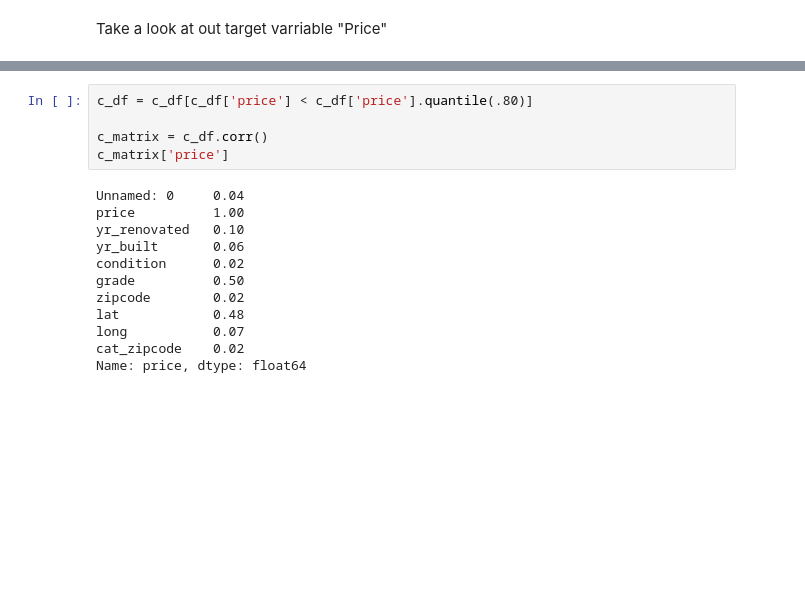
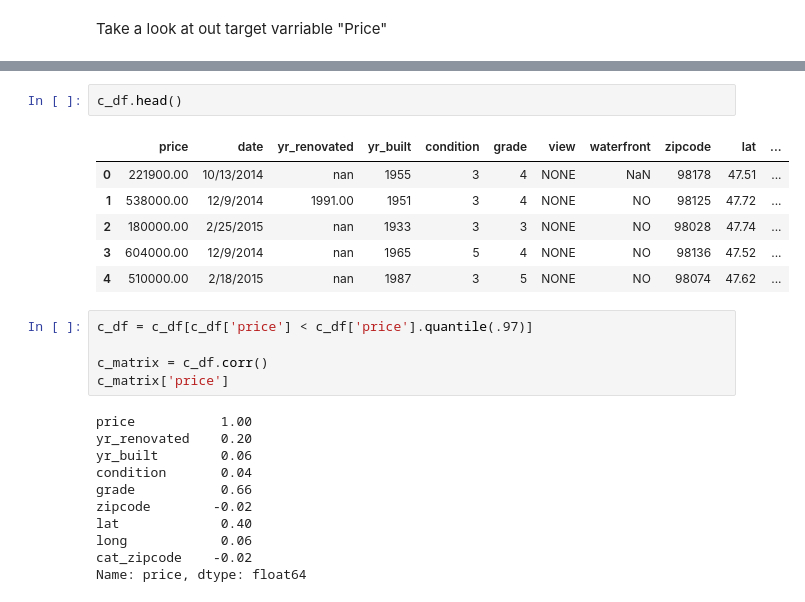
Before and after one commit to Jyve00/King-County-Housing-, a Jupyter notebook: notebooks/Stephen/modeling.ipynb, the cells around one changed output, grey strips where cells are left out. Saved outputs shown, nothing was run; the diff lists cells and outputs as text; blank space fills up the shorter version.

```diff
--- a/notebooks/Stephen/modeling.ipynb
+++ b/notebooks/Stephen/modeling.ipynb
@@ -65,17 +46,25 @@ f_df.describe()
+# %%
+c_df.head()
+# %% [output]
+|  | price | date | yr_renovated | yr_built | condition | grade | view | waterfront | zipcode | lat | ... |
+| 0 | 221900.00 | 10/13/2014 | nan | 1955 | 3 | 4 | NONE | NaN | 98178 | 47.51 | ... |
+| 1 | 538000.00 | 12/9/2014 | 1991.00 | 1951 | 3 | 4 | NONE | NO | 98125 | 47.72 | ... |
+| 2 | 180000.00 | 2/25/2015 | nan | 1933 | 3 | 3 | NONE | NO | 98028 | 47.74 | ... |
+| 3 | 604000.00 | 12/9/2014 | nan | 1965 | 5 | 4 | NONE | NO | 98136 | 47.52 | ... |
+| 4 | 510000.00 | 2/18/2015 | nan | 1987 | 3 | 5 | NONE | NO | 98074 | 47.62 | ... |
 # %%
-c_df = c_df[c_df['price'] < c_df['price'].quantile(.80)]
+c_df = c_df[c_df['price'] < c_df['price'].quantile(.97)]
 
 c_matrix = c_df.corr()
 c_matrix['price']
 # %% [output]
-Unnamed: 0     0.04
-price          1.00
-yr_renovated   0.10
-yr_built       0.06
-condition      0.02
-grade          0.50
-zipcode        0.02
-lat            0.48
-long           0.07
-cat_zipcode    0.02
+price           1.00
+yr_renovated    0.20
+yr_built        0.06
+condition       0.04
+grade           0.66
+zipcode        -0.02
+lat             0.40
+long            0.06
+cat_zipcode    -0.02
 Name: price, dtype: float64
```
Also changed, not shown: parts of 28 cells of this notebook.
